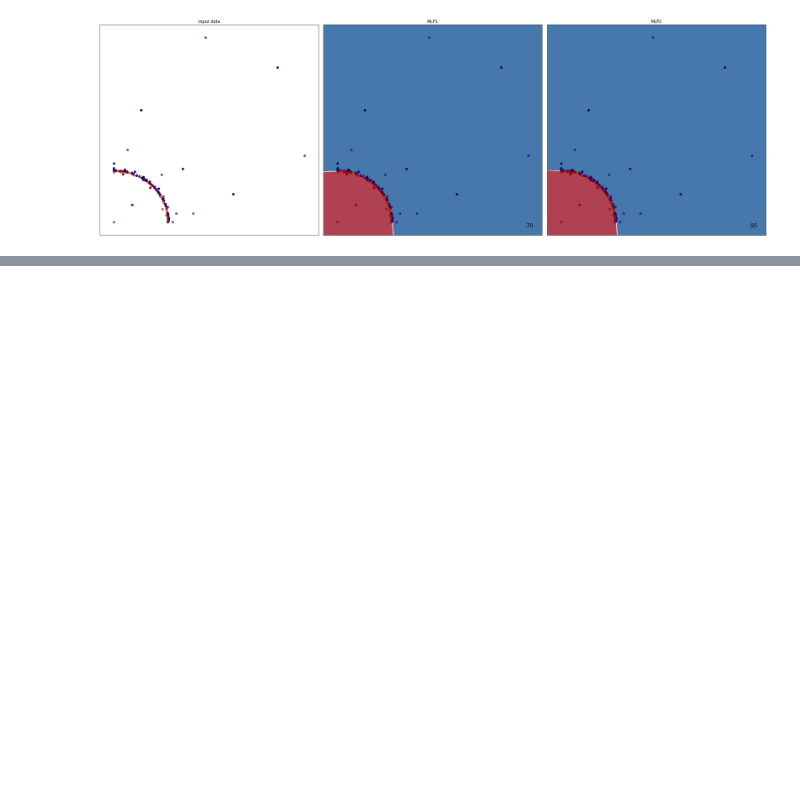
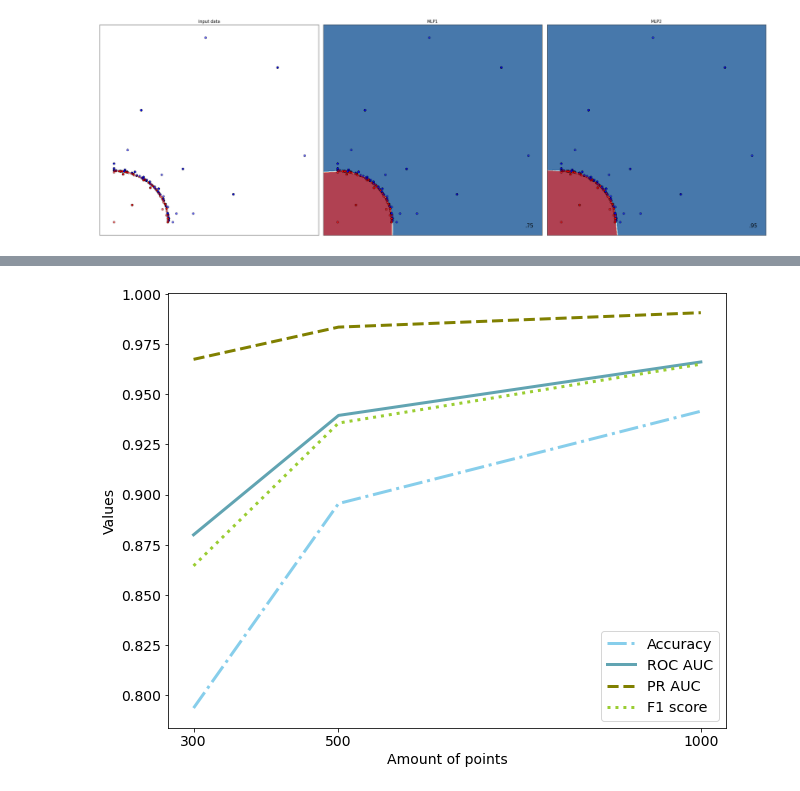
Before and after one commit to mihailselezniov/Deformation, a Jupyter notebook: 19/classifier_plot.ipynb, the cells around one changed output, grey strips where cells are left out. Saved outputs shown, nothing was run; the diff lists cells and outputs as text; code cells hidden in the pictures; blank space fills up the shorter version.

```diff
--- a/19/classifier_plot.ipynb
+++ b/19/classifier_plot.ipynb
@@ -775,0 +1768,25 @@ with imageio.get_writer('img/gcm_1.gif', mode='I') as writer:
+# %%
+import matplotlib.pyplot as plt
+import numpy as np
+import pandas as pd
+
+# Data
+df = pd.DataFrame({'x_values': [300, 500, 1000], 'y1_values': [0.7934, 0.8955, 0.9416], 'y2_values': [0.8799, 0.9395, 0.9662], 'y3_values': [0.9675, 0.9836, 0.9908], 'y4_values': [0.8644, 0.9357, 0.9651] })
+plt.rcParams["figure.figsize"] = (10, 8)
+# multiple line plots
+plt.plot( 'x_values', 'y1_values', data=df, marker='', color='skyblue', linewidth=3, linestyle='-.', label="Accuracy")
+plt.plot( 'x_values', 'y2_values', data=df, marker='', color='#61a4b2', linewidth=3, label="ROC AUC")
+plt.plot( 'x_values', 'y3_values', data=df, marker='', color='olive', linewidth=3, linestyle='dashed', label="PR AUC")
+plt.plot( 'x_values', 'y4_values', data=df, marker='', color='yellowgreen', linewidth=3, linestyle='dotted', label="F1 score")
+
+plt.xticks([300, 500, 1000], [300, 500, 1000], fontsize=14)
+plt.yticks(fontsize=14)
+# show legend
+plt.legend(loc="lower right", fontsize="x-large")
+plt.xlabel("Amount of points", fontsize=14)
+plt.ylabel("Values", fontsize=14)
+
+# show graph
+plt.show()
+# %% [output]
+[figure, added]
```
Also changed, not shown: parts of 26 cells of this notebook, 4 other files.
